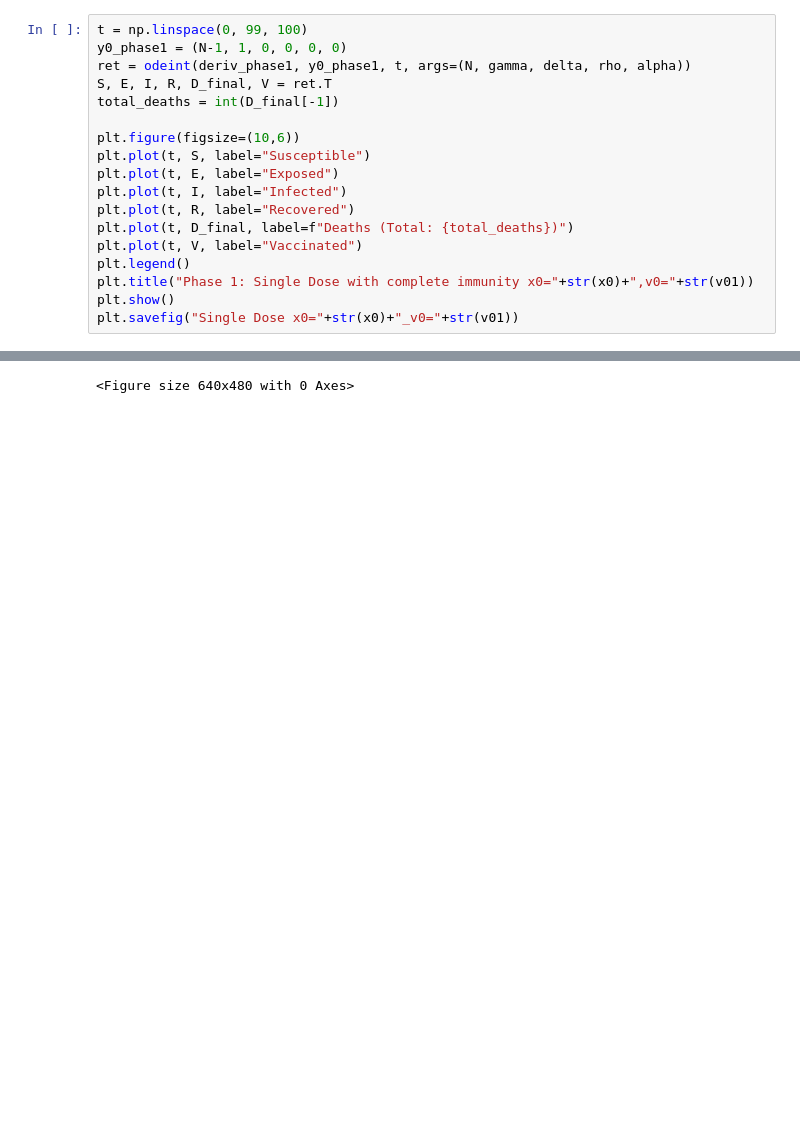
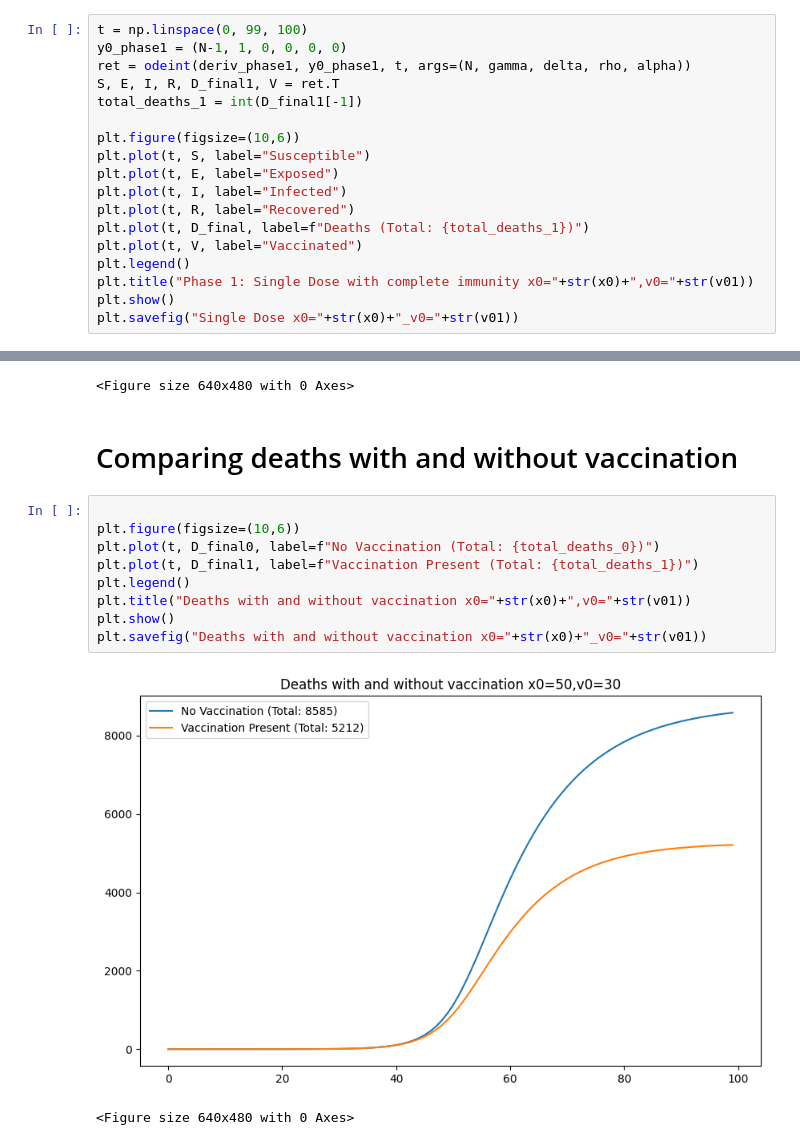
Before and after one commit to 21Blix/Infectious-Disease-Modelling, a Jupyter notebook: Vaccination/Vaccination.ipynb, the cells around one changed output, grey strips where cells are left out. Saved outputs shown, nothing was run; the diff lists cells and outputs as text; blank space fills up the shorter version.

```diff
--- a/Vaccination/Vaccination.ipynb
+++ b/Vaccination/Vaccination.ipynb
@@ -82,15 +82,15 @@ def deriv_phase1(y, t, N, gamma, delta, rho, alpha):
 t = np.linspace(0, 99, 100)
 y0_phase1 = (N-1, 1, 0, 0, 0, 0)
 ret = odeint(deriv_phase1, y0_phase1, t, args=(N, gamma, delta, rho, alpha))
-S, E, I, R, D_final, V = ret.T
-total_deaths = int(D_final[-1])
+S, E, I, R, D_final1, V = ret.T
+total_deaths_1 = int(D_final1[-1])
 
 plt.figure(figsize=(10,6))
 plt.plot(t, S, label="Susceptible")
 plt.plot(t, E, label="Exposed")
 plt.plot(t, I, label="Infected")
 plt.plot(t, R, label="Recovered")
-plt.plot(t, D_final, label=f"Deaths (Total: {total_deaths})")
+plt.plot(t, D_final, label=f"Deaths (Total: {total_deaths_1})")
 plt.plot(t, V, label="Vaccinated")
 plt.legend()
 plt.title("Phase 1: Single Dose with complete immunity x0="+str(x0)+",v0="+str(v01))
@@ -99,3 +99,17 @@ plt.savefig("Single Dose x0="+str(x0)+"_v0="+str(v01))
 # %% [output]
 [figure]
 <Figure size 640x480 with 0 Axes>
+# %% [markdown]
+# Comparing deaths with and without vaccination
+# %%
+
+plt.figure(figsize=(10,6))
+plt.plot(t, D_final0, label=f"No Vaccination (Total: {total_deaths_0})")
+plt.plot(t, D_final1, label=f"Vaccination Present (Total: {total_deaths_1})")
+plt.legend()
+plt.title("Deaths with and without vaccination x0="+str(x0)+",v0="+str(v01))
+plt.show()
+plt.savefig("Deaths with and without vaccination x0="+str(x0)+"_v0="+str(v01))
+# %% [output]
+[figure, added]
+<Figure size 640x480 with 0 Axes>
```
Also changed, not shown: parts of 1 cell of this notebook.
